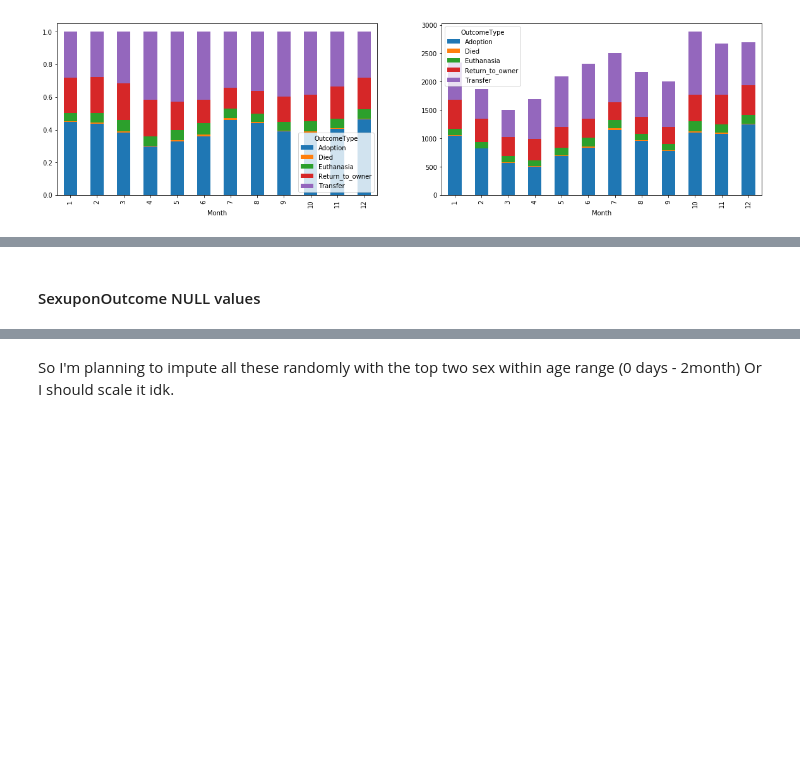
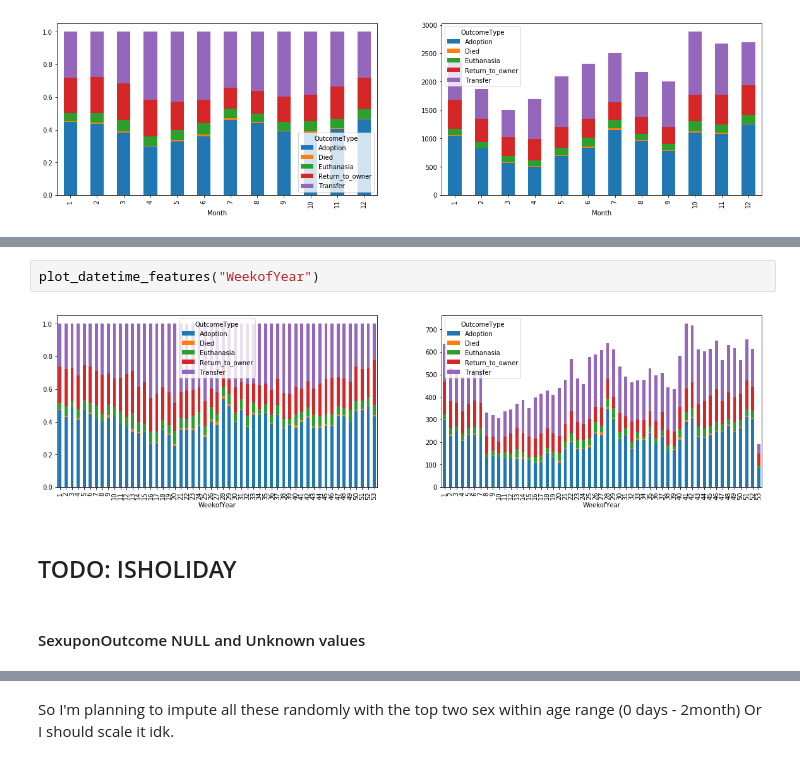
Before and after one commit to mspinelli/animal_shelter, a Jupyter notebook: DataExplore.ipynb, the cells around one changed output, grey strips where cells are left out. Cells and saved outputs as stored; diff of their text form; blank space fills up the shorter version.

```diff
--- a/DataExplore.ipynb
+++ b/DataExplore.ipynb
@@ -114,3 +125,9 @@ plot_datetime_features("Month")
+# %%
+plot_datetime_features("WeekofYear")
+# %% [output]
+[figure, added]
+# %% [markdown]
+## TODO: ISHOLIDAY
 # %% [markdown]
-#### SexuponOutcome NULL values
+#### SexuponOutcome NULL and Unknown values
 # %%
```
Also changed, not shown: parts of 48 cells of this notebook, 1 other file.
